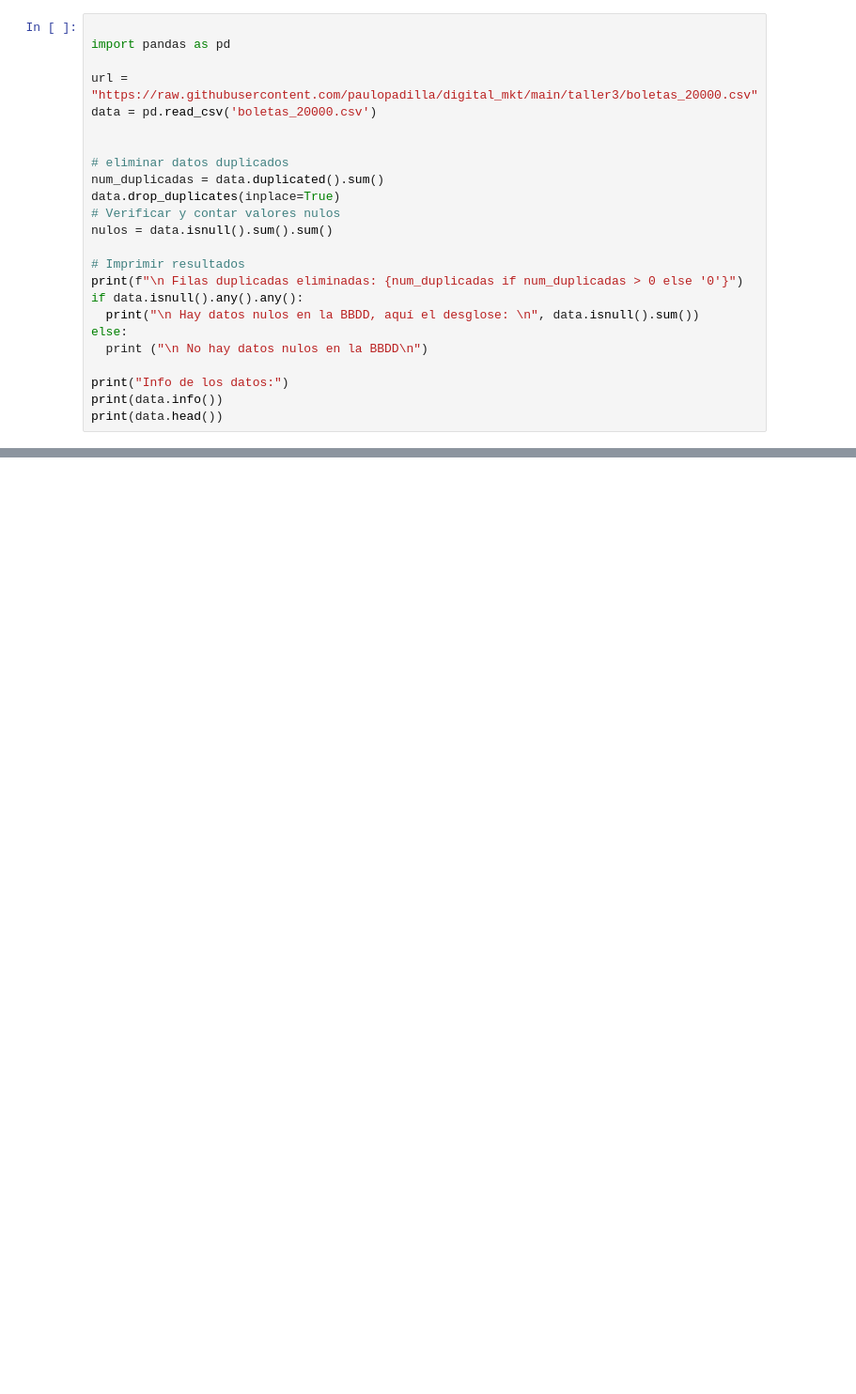
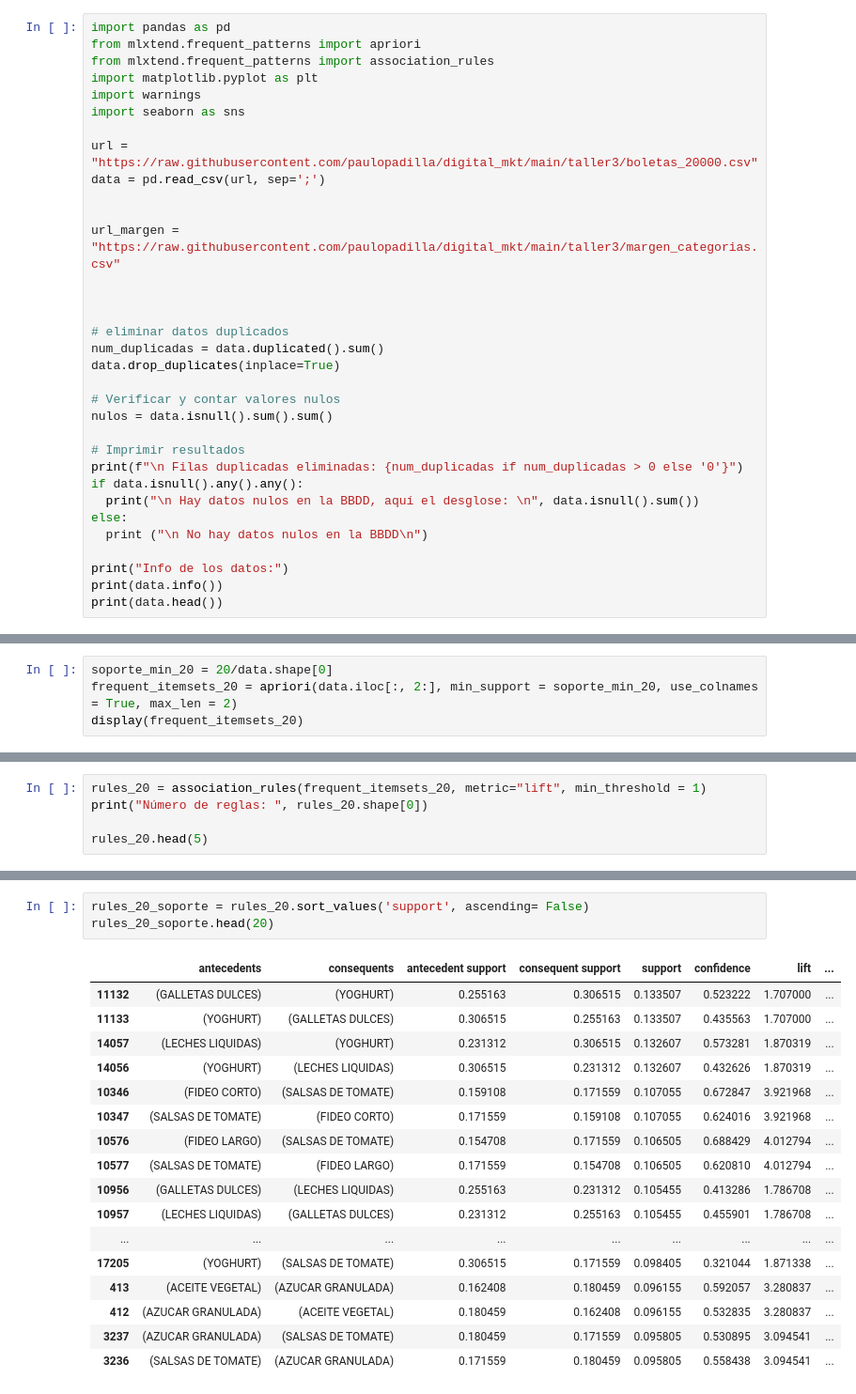
Before and after one commit to paulopadilla/digital_mkt, a Jupyter notebook: taller3/taller3.ipynb, the cells around one changed output, grey strips where cells are left out. Shown at 94% size. Drawn from its saved outputs; the diff is of its cells as text; blank space fills up the shorter version.

Commit message:
update taller 3

```diff
--- a/taller3/taller3.ipynb
+++ b/taller3/taller3.ipynb
@@ -1,14 +1,23 @@
 # %%
-
 import pandas as pd
+from mlxtend.frequent_patterns import apriori
+from mlxtend.frequent_patterns import association_rules
+import matplotlib.pyplot as plt
+import warnings
+import seaborn as sns
 
 url = "https://raw.githubusercontent.com/paulopadilla/digital_mkt/main/taller3/boletas_20000.csv"
-data = pd.read_csv('boletas_20000.csv')
+data = pd.read_csv(url, sep=';')
+
+
+url_margen = "https://raw.githubusercontent.com/paulopadilla/digital_mkt/main/taller3/margen_categorias.csv"
+
 
 
 # eliminar datos duplicados
 num_duplicadas = data.duplicated().sum()
 data.drop_duplicates(inplace=True)
+
 # Verificar y contar valores nulos
 nulos = data.isnull().sum().sum()
 
@@ -45,0 +127,4 @@ None
+# %%
+soporte_min_20 = 20/data.shape[0]
+frequent_itemsets_20 = apriori(data.iloc[:, 2:], min_support = soporte_min_20, use_colnames = True, max_len = 2)
+display(frequent_itemsets_20)
@@ -45,0 +145,5 @@ None
+# %%
+rules_20 = association_rules(frequent_itemsets_20, metric="lift", min_threshold = 1)
+print("Número de reglas: ", rules_20.shape[0])
+
+rules_20.head(5)
@@ -45,0 +158,21 @@ None
+# %%
+rules_20_soporte = rules_20.sort_values('support', ascending= False)
+rules_20_soporte.head(20)
+# %% [output]
+|  | antecedents | consequents | antecedent support | consequent support | support | confidence | lift | ... |
+| 11132 | (GALLETAS DULCES) | (YOGHURT) | 0.255163 | 0.306515 | 0.133507 | 0.523222 | 1.707000 | ... |
+| 11133 | (YOGHURT) | (GALLETAS DULCES) | 0.306515 | 0.255163 | 0.133507 | 0.435563 | 1.707000 | ... |
+| 14057 | (LECHES LIQUIDAS) | (YOGHURT) | 0.231312 | 0.306515 | 0.132607 | 0.573281 | 1.870319 | ... |
+| 14056 | (YOGHURT) | (LECHES LIQUIDAS) | 0.306515 | 0.231312 | 0.132607 | 0.432626 | 1.870319 | ... |
+| 10346 | (FIDEO CORTO) | (SALSAS DE TOMATE) | 0.159108 | 0.171559 | 0.107055 | 0.672847 | 3.921968 | ... |
+| 10347 | (SALSAS DE TOMATE) | (FIDEO CORTO) | 0.171559 | 0.159108 | 0.107055 | 0.624016 | 3.921968 | ... |
+| 10576 | (FIDEO LARGO) | (SALSAS DE TOMATE) | 0.154708 | 0.171559 | 0.106505 | 0.688429 | 4.012794 | ... |
+| 10577 | (SALSAS DE TOMATE) | (FIDEO LARGO) | 0.171559 | 0.154708 | 0.106505 | 0.620810 | 4.012794 | ... |
+| 10956 | (GALLETAS DULCES) | (LECHES LIQUIDAS) | 0.255163 | 0.231312 | 0.105455 | 0.413286 | 1.786708 | ... |
+| 10957 | (LECHES LIQUIDAS) | (GALLETAS DULCES) | 0.231312 | 0.255163 | 0.105455 | 0.455901 | 1.786708 | ... |
+| ... | ... | ... | ... | ... | ... | ... | ... | ... |
+| 17205 | (YOGHURT) | (SALSAS DE TOMATE) | 0.306515 | 0.171559 | 0.098405 | 0.321044 | 1.871338 | ... |
+| 413 | (ACEITE VEGETAL) | (AZUCAR GRANULADA) | 0.162408 | 0.180459 | 0.096155 | 0.592057 | 3.280837 | ... |
+| 412 | (AZUCAR GRANULADA) | (ACEITE VEGETAL) | 0.180459 | 0.162408 | 0.096155 | 0.532835 | 3.280837 | ... |
+| 3237 | (AZUCAR GRANULADA) | (SALSAS DE TOMATE) | 0.180459 | 0.171559 | 0.095805 | 0.530895 | 3.094541 | ... |
+| 3236 | (SALSAS DE TOMATE) | (AZUCAR GRANULADA) | 0.171559 | 0.180459 | 0.095805 | 0.558438 | 3.094541 | ... |
```
Also changed, not shown: parts of 74 cells of this notebook.
